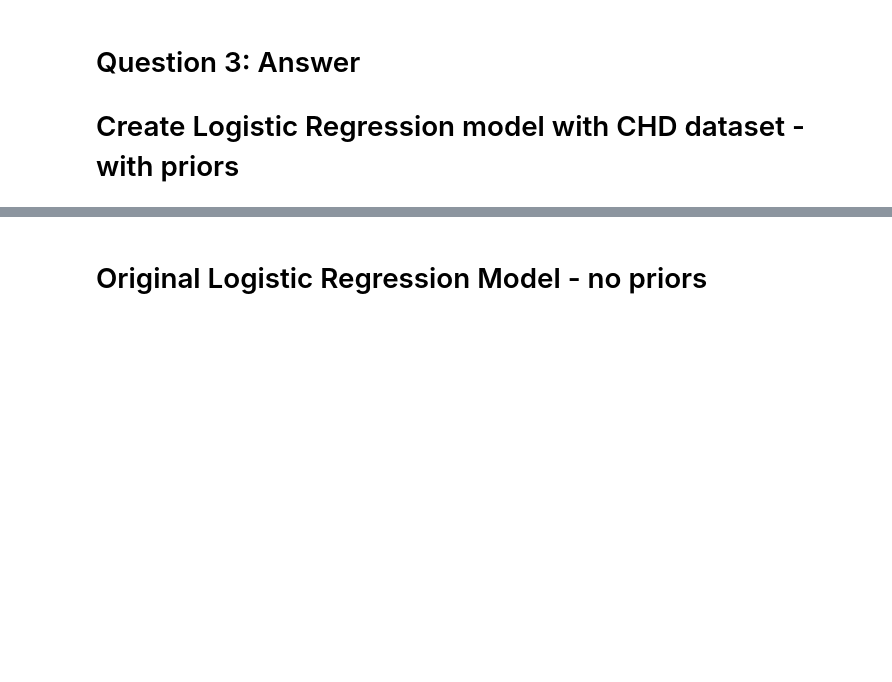
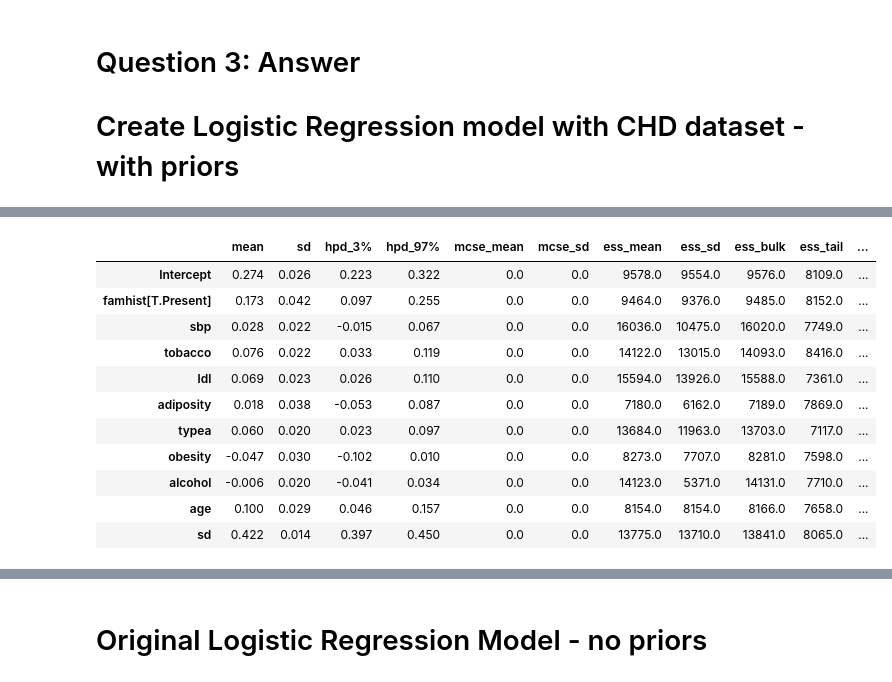
Before and after one commit to jaykay4403/Bayesian-ML, a Jupyter notebook: pymc3-bayesian-logistic-regression-classification.ipynb, the cells around one changed output, grey strips where cells are left out. Saved outputs shown, nothing was run; the diff lists cells and outputs as text; code cells hidden in the pictures; blank space fills up the shorter version.

```diff
--- a/pymc3-bayesian-logistic-regression-classification.ipynb
+++ b/pymc3-bayesian-logistic-regression-classification.ipynb
@@ -353,0 +480,15 @@ sns.kdeplot(approx.sample(10000)["x"], label="ADVI");
+# %%
+pm.summary(trace)
+# %% [output]
+|  | mean | sd | hpd_3% | hpd_97% | mcse_mean | mcse_sd | ess_mean | ess_sd | ess_bulk | ess_tail | ... |
+| Intercept | 0.274 | 0.026 | 0.223 | 0.322 | 0.0 | 0.0 | 9578.0 | 9554.0 | 9576.0 | 8109.0 | ... |
+| famhist[T.Present] | 0.173 | 0.042 | 0.097 | 0.255 | 0.0 | 0.0 | 9464.0 | 9376.0 | 9485.0 | 8152.0 | ... |
+| sbp | 0.028 | 0.022 | -0.015 | 0.067 | 0.0 | 0.0 | 16036.0 | 10475.0 | 16020.0 | 7749.0 | ... |
+| tobacco | 0.076 | 0.022 | 0.033 | 0.119 | 0.0 | 0.0 | 14122.0 | 13015.0 | 14093.0 | 8416.0 | ... |
+| ldl | 0.069 | 0.023 | 0.026 | 0.110 | 0.0 | 0.0 | 15594.0 | 13926.0 | 15588.0 | 7361.0 | ... |
+| adiposity | 0.018 | 0.038 | -0.053 | 0.087 | 0.0 | 0.0 | 7180.0 | 6162.0 | 7189.0 | 7869.0 | ... |
+| typea | 0.060 | 0.020 | 0.023 | 0.097 | 0.0 | 0.0 | 13684.0 | 11963.0 | 13703.0 | 7117.0 | ... |
+| obesity | -0.047 | 0.030 | -0.102 | 0.010 | 0.0 | 0.0 | 8273.0 | 7707.0 | 8281.0 | 7598.0 | ... |
+| alcohol | -0.006 | 0.020 | -0.041 | 0.034 | 0.0 | 0.0 | 14123.0 | 5371.0 | 14131.0 | 7710.0 | ... |
+| age | 0.100 | 0.029 | 0.046 | 0.157 | 0.0 | 0.0 | 8154.0 | 8154.0 | 8166.0 | 7658.0 | ... |
+| sd | 0.422 | 0.014 | 0.397 | 0.450 | 0.0 | 0.0 | 13775.0 | 13710.0 | 13841.0 | 8065.0 | ... |
```
Also changed, not shown: parts of 35 cells of this notebook.
